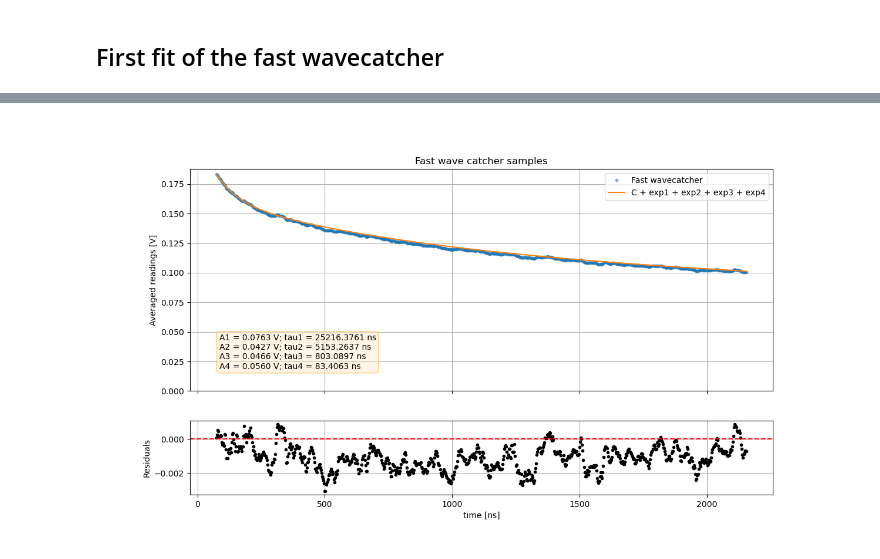
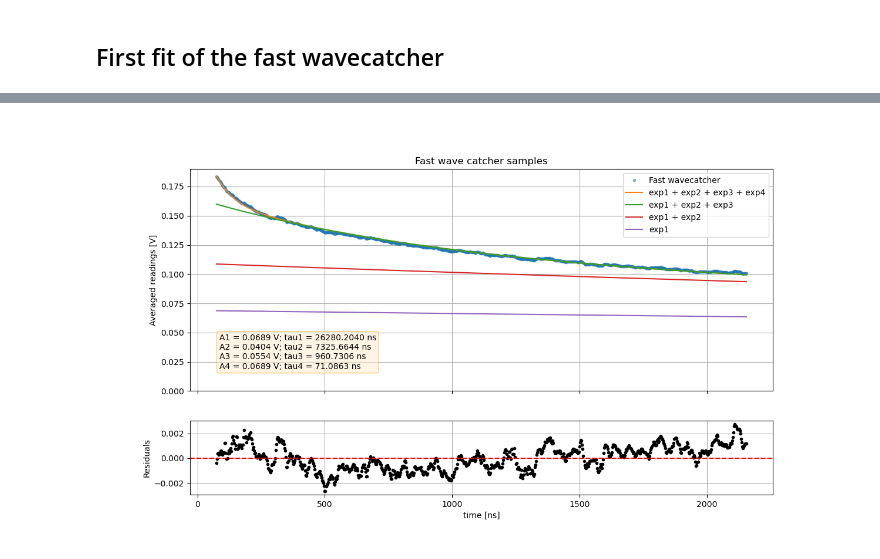
Before and after one commit to Denys-Klekots/GRAiNITA_testbeam, a Jupyter notebook: PSD/old/chi2_analysis_combined.ipynb, the cells around one changed output, grey strips where cells are left out. Saved outputs shown, nothing was run; the diff lists cells and outputs as text; code cells hidden in the pictures.

```diff
--- a/PSD/analysis_combined_separate_fits.ipynb
+++ b/PSD/old/chi2_analysis_combined.ipynb
@@ -470,6 +466,6 @@ def get_fit_params():
 # %% [markdown]
 ## First fit of the fast wavecatcher
 # %%
-def fitFunc(t, C, A1, A2, A3, A4, L1, L2, L3, L4, PHI):
+def fitFunc(t, C, A1, A2, A3, A4, L1, L2, L3, L4):
 
-    return A1*np.exp(-L1*(t+PHI)) + A2*np.exp(-L2*(t+PHI)) + A3*np.exp(-L3*(t+PHI)) + A4*np.exp(-L4*(t+PHI))
+    return C*(A1*np.exp(-L1*(t)) + A2*np.exp(-L2*(t)) + A3*np.exp(-L3*(t)) + A4*np.exp(-L4*(t)))
@@ -489,22 +485,18 @@ fit_params = get_fit_params()
 
 axm.plot(s_tim_fit, s_dat_fit, ".", label = "Measurements", alpha = 0.5)
 
-A0, A1, A2, A3, A4, L1, L2, L3, L4, PHI1, PHI2 = fit_params.values()
+C, A1, A2, A3, A4, L1, L2, L3, L4 = fit_params.values()
 
-axm.plot(times_plot, fitFunc(times_plot, A0, A1, A2, A3, A4, L1, L2, L3, L4, PHI1), label = "C + exp1 + exp2 + exp3 + exp4")
+axm.plot(times_plot, fitFunc(times_plot, C, A1, A2, A3, A4, L1, L2, L3, L4), label = "exp1 + exp2 + exp3 + exp4")
 
-print(fit_params)
+exp123 = lambda t: C*(A1*np.exp(-L1*t) + A2*np.exp(-L2*t) + A3*np.exp(-L3*t))
+axm.plot(times_plot, exp123(times_plot), label="exp1 + exp2 + exp3")
 
-# A0 = 0
+exp12 = lambda t: C*(A1*np.exp(-L1*t) + A2*np.exp(-L2*t))
+axm.plot(times_plot, exp12(times_plot), label="exp1 + exp2")
 
-# exp123 = lambda t: A0 + A1*np.exp(-L1*t) + A2*np.exp(-L2*t) + A3*np.exp(-L3*t)
-# axm.plot(times_plot, exp123(times_plot), label="C + exp1 + exp2 + exp3")
-
-# exp12 = lambda t: A0 + A1*np.exp(-L1*t) + A2*np.exp(-L2*t)
-# axm.plot(times_plot, exp12(times_plot), label="C + exp1 + exp2")
-
-# exp1 = lambda t: A0 + A1*np.exp(-L1*t)
-# axm.plot(times_plot, exp1(times_plot), label="C + exp1")
+exp1 = lambda t: C*A1*np.exp(-L1*t)
+axm.plot(times_plot, exp1(times_plot), label="exp1")
 
 axm.set_ylabel("Averaged readings [V]")
 axm.set_ylim(0, None)
@@ -534,7 +526,7 @@ axm.text( 0.65, 0.3,
 # y_fit_mean = np.mean(y_fits, axis=0)
 # y_fit_std = np.std(y_fits, axis=0)
 
-residuals = s_dat_fit - fitFunc(s_tim_fit, A0, A1, A2, A3, A4, L1, L2, L3, L4, PHI1)
+residuals = s_dat_fit - fitFunc(s_tim_fit, C, A1, A2, A3, A4, L1, L2, L3, L4)
 
 # Plot the residuals with error bars
 axe.plot(s_tim_fit, residuals, ".k")
@@ -584,20 +596,17 @@ times_plot = np.linspace(np.min(times_fast), np.max(times_fast), int((np.max(tim
 axm.plot(times_fast, ch3_fast, ".", label = "Fast wavecatcher", alpha = 0.5)
 
 
-axm.plot(times_plot, fitFunc(times_plot, A0, A1, A2, A3, A4, L1, L2, L3, L4, PHI2), label = "C + exp1 + exp2 + exp3 + exp4")
+axm.plot(times_plot, fitFunc(times_plot, 1, A1, A2, A3, A4, L1, L2, L3, L4), label = "exp1 + exp2 + exp3 + exp4")
 
-# A0, A1, A2, A3, A4, L1, L2, L3, L4, PHI1, PHI2 = fit_params.values()
 
-# A0 = 0
+exp123 = lambda t: A1*np.exp(-L1*t) + A2*np.exp(-L2*t) + A3*np.exp(-L3*t)
+axm.plot(times_plot, exp123(times_plot), label="exp1 + exp2 + exp3")
 
-# exp123 = lambda t: A0 + A1*np.exp(-L1*t) + A2*np.exp(-L2*t) + A3*np.exp(-L3*t)
-# axm.plot(times_plot, exp123(times_plot), label="C + exp1 + exp2 + exp3")
+exp12 = lambda t: A1*np.exp(-L1*t) + A2*np.exp(-L2*t)
+axm.plot(times_plot, exp12(times_plot), label="exp1 + exp2")
 
-# exp12 = lambda t: A0 + A1*np.exp(-L1*t) + A2*np.exp(-L2*t)
-# axm.plot(times_plot, exp12(times_plot), label="C + exp1 + exp2")
-
-# exp1 = lambda t: A0 + A1*np.exp(-L1*t)
-# axm.plot(times_plot, exp1(times_plot), label="C + exp1")
+exp1 = lambda t: A1*np.exp(-L1*t)
+axm.plot(times_plot, exp1(times_plot), label="exp1")
 
 
 axm.set_ylabel("Averaged readings [V]")
@@ -617,32 +626,32 @@ axm.text( 0.05, 0.1,
 
 
 #########################################################
 ## Perform estimation and draw of the uncertainty bars ##
 #########################################################
 
 # # Compute uncertainty in fit
 # num_samples = 10000  # Number of Monte Carlo samples for uncertainty estimation
 # param_samples = np.random.multivariate_normal(list(fit_params.values()), pconv, size=num_samples)
 
 # y_fits = np.array([fitFunc(times_fast, *p) for p in param_samples])
 # y_fit_mean = np.mean(y_fits, axis=0)
 # y_fit_std = np.std(y_fits, axis=0)
 
-residuals = ch3_fast - fitFunc(times_fast, A0, A1, A2, A3, A4, L1, L2, L3, L4, PHI2)
+residuals = ch3_fast - fitFunc(times_fast, 1, A1, A2, A3, A4, L1, L2, L3, L4)
 
 
 # Plot the residuals with error bars
 axe.plot(times_fast, residuals, ".k")
 axe.axhline(0, color="red", linestyle="--")
 # axe.fill_between(times_fast, -2 * y_fit_std, 2 * y_fit_std,
 #                    color="red", alpha=0.3, label="95% CI")
 
 # axm.fill_between(times_fast, y_fit_mean-2 * y_fit_std, y_fit_mean+2 * y_fit_std,
 #                    color="red", alpha=0.3, label="95% CI")
 
 axe.set_ylabel("Residuals")
 axe.set_xlabel("time [ns]")
 # axe.legend()
 axe.grid()
 # %% [output]
-[figure, old version]
+[figure, new version]
```
Also changed, not shown: parts of 8 cells of this notebook, 8 other files.
